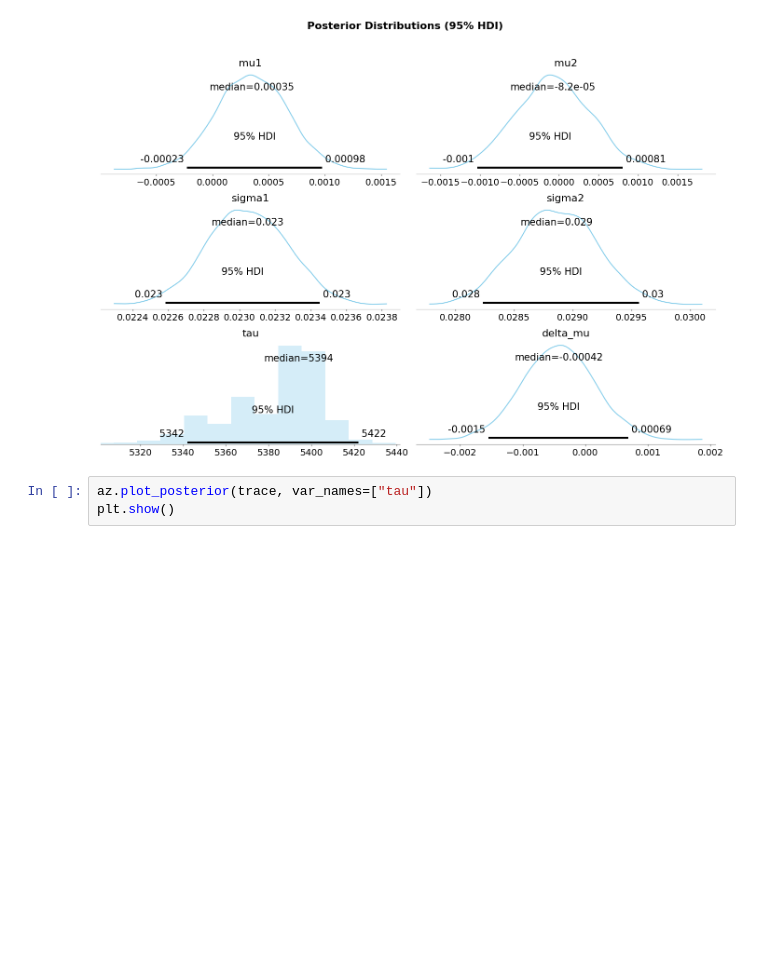
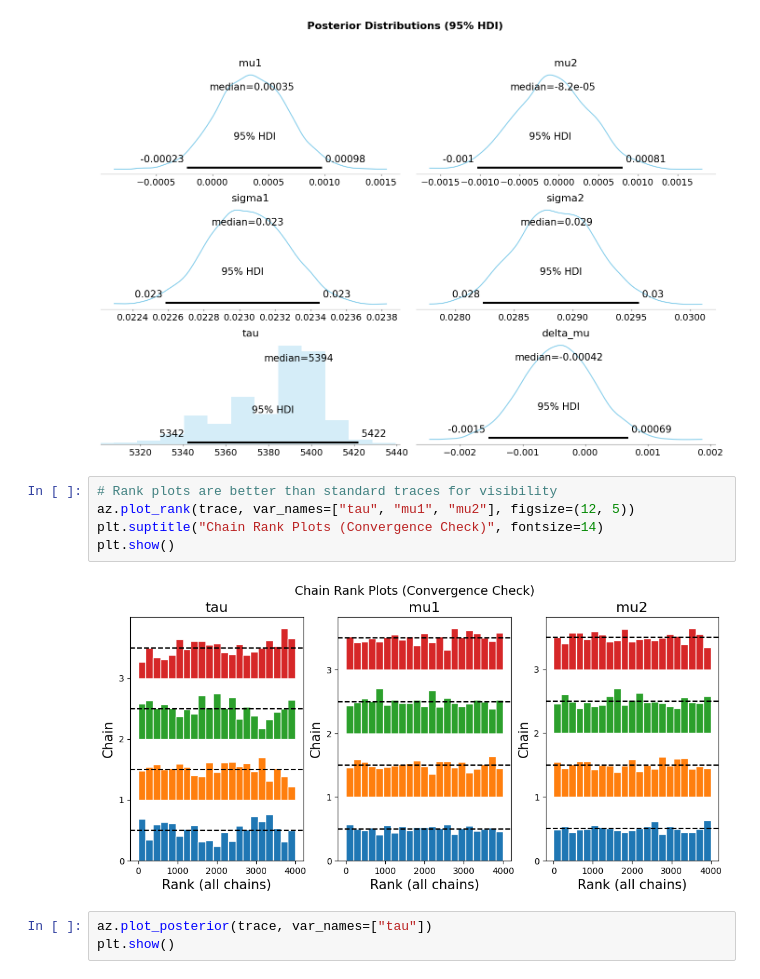
Before and after one commit to tib-dev/Change-Point-Analysis-and-Statistical-Modeling, a Jupyter notebook: notebooks/point_change_modeling.ipynb, the cells around one changed output. Cells and saved outputs as stored; diff of their text form; blank space fills up the shorter version.

```diff
--- a/notebooks/point_change_modeling.ipynb
+++ b/notebooks/point_change_modeling.ipynb
@@ -90,6 +90,13 @@ plt.tight_layout(rect=[0, 0.03, 1, 0.95])
 plt.show()
 # %% [output]
 [figure]
+# %%
+# Rank plots are better than standard traces for visibility
+az.plot_rank(trace, var_names=["tau", "mu1", "mu2"], figsize=(12, 5))
+plt.suptitle("Chain Rank Plots (Convergence Check)", fontsize=14)
+plt.show()
+# %% [output]
+[figure, added]
 # %%
 az.plot_posterior(trace, var_names=["tau"])
 plt.show()
```
